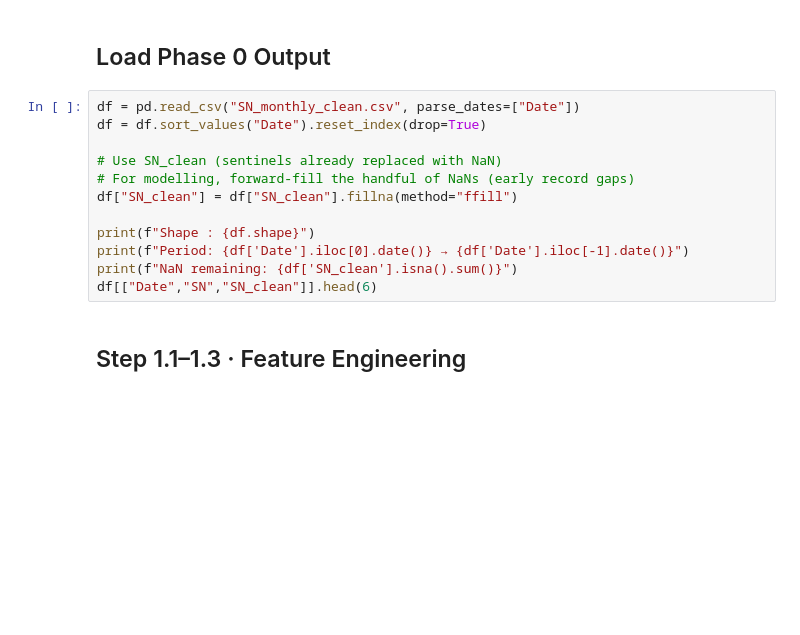
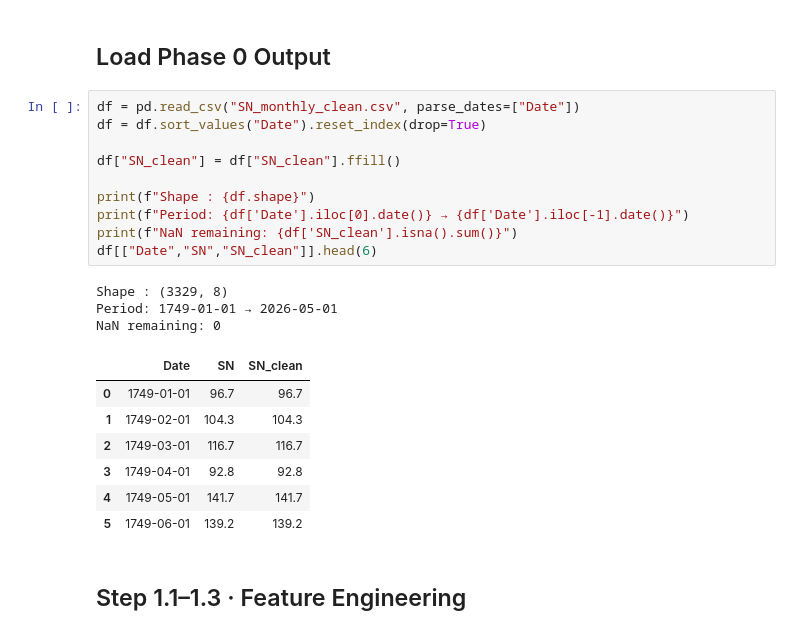
Before and after one commit to anishpitchuka/solar-cycle-prediction, a Jupyter notebook: phase1/phase1_forecasting.ipynb, the cells around one changed output. Cells and saved outputs as stored; diff of their text form; blank space fills up the shorter version.

```diff
--- a/phase1/phase1_forecasting.ipynb
+++ b/phase1/phase1_forecasting.ipynb
@@ -40,15 +42,24 @@ print("Imports OK | XGBoost:", HAS_XGB)
 # %%
 df = pd.read_csv("SN_monthly_clean.csv", parse_dates=["Date"])
 df = df.sort_values("Date").reset_index(drop=True)
 
-# Use SN_clean (sentinels already replaced with NaN)
-# For modelling, forward-fill the handful of NaNs (early record gaps)
-df["SN_clean"] = df["SN_clean"].fillna(method="ffill")
+df["SN_clean"] = df["SN_clean"].ffill()
 
 print(f"Shape : {df.shape}")
 print(f"Period: {df['Date'].iloc[0].date()} → {df['Date'].iloc[-1].date()}")
 print(f"NaN remaining: {df['SN_clean'].isna().sum()}")
 df[["Date","SN","SN_clean"]].head(6)
+# %% [output]
+Shape : (3329, 8)
+Period: 1749-01-01 → 2026-05-01
+NaN remaining: 0
+|  | Date | SN | SN_clean |
+| 0 | 1749-01-01 | 96.7 | 96.7 |
+| 1 | 1749-02-01 | 104.3 | 104.3 |
+| 2 | 1749-03-01 | 116.7 | 116.7 |
+| 3 | 1749-04-01 | 92.8 | 92.8 |
+| 4 | 1749-05-01 | 141.7 | 141.7 |
+| 5 | 1749-06-01 | 139.2 | 139.2 |
 # %% [markdown]
 ## Step 1.1–1.3 · Feature Engineering
 # %%
```
Also changed, not shown: parts of 13 cells of this notebook, 1 other file.
